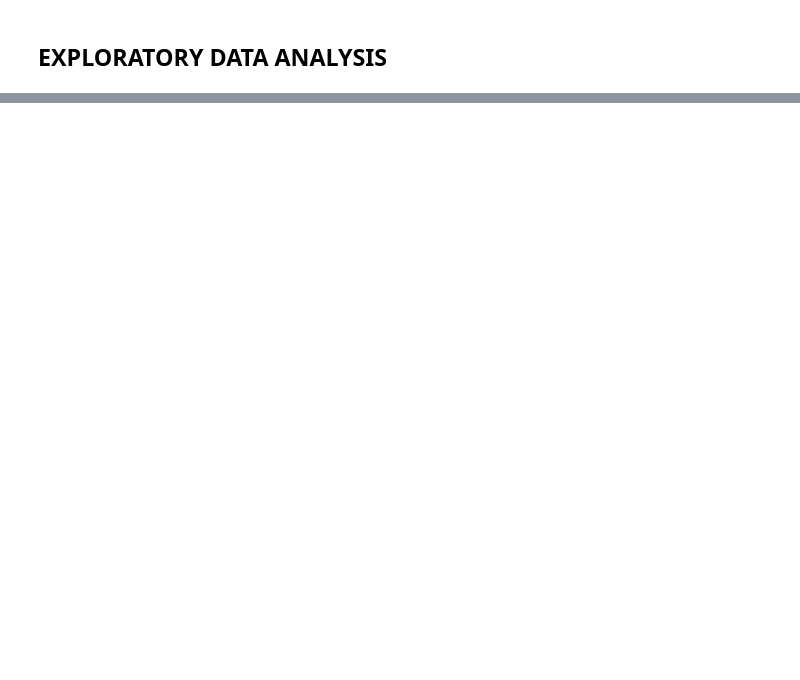
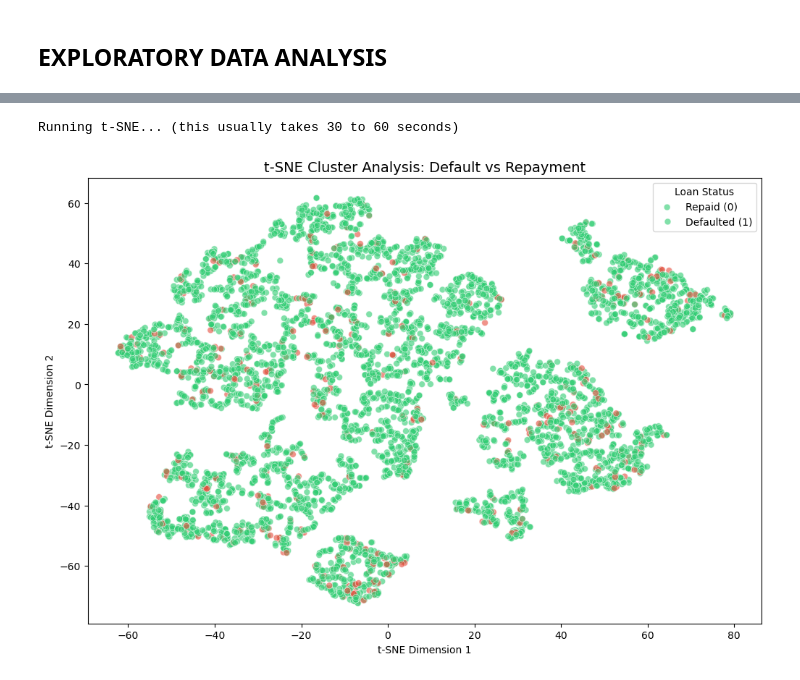
Before and after one commit to DvectorPrime/lendiq, a Jupyter notebook: ml-service/notebooks/Data Cleaning and EDA.ipynb, the cells around one changed output, grey strips where cells are left out. Drawn from its saved outputs; the diff is of its cells as text; code cells hidden in the pictures; blank space fills up the shorter version.

Commit message:
continued eda on data

```diff
--- a/ml-service/notebooks/Data Cleaning and EDA.ipynb
+++ b/ml-service/notebooks/Data Cleaning and EDA.ipynb
@@ -274,0 +302,55 @@ NameError: name 'ss' is not defined
+# %%
+# 1. Define the numerical features you want to test
+features_for_tsne = [
+    'AGE_YEARS', 'YEARS_EMPLOYED', 'CNT_CHILDREN', 'CNT_FAM_MEMBERS',
+    'AMT_INCOME_TOTAL', 'AMT_CREDIT', 'CREDIT_INCOME_RATIO'
+]
+
+# Ensure TARGET is included for color-coding
+cols_to_keep = features_for_tsne + ['TARGET']
+
+# 2. Sample the data to prevent memory crashes
+# (We drop any lingering NaNs just in the sample so t-SNE doesn't throw an error)
+df_tsne = df_final[cols_to_keep].dropna().sample(n=5000, random_state=42)
+
+# Separate features (X) and target (y)
+X_tsne = df_tsne[features_for_tsne]
+y_tsne = df_tsne['TARGET']
+
+# 3. Scale the features (CRITICAL step for t-SNE)
+scaler = StandardScaler()
+X_scaled = scaler.fit_transform(X_tsne)
+
+# 4. Initialize and run t-SNE
+print("Running t-SNE... (this usually takes 30 to 60 seconds)")
+tsne = TSNE(n_components=2, perplexity=30, random_state=42, init='pca')
+tsne_results = tsne.fit_transform(X_scaled)
+
+# Add the resulting 2D coordinates back into our sample dataframe
+df_tsne['tsne_1'] = tsne_results[:, 0]
+df_tsne['tsne_2'] = tsne_results[:, 1]
+
+# 5. Plot the Results
+plt.figure(figsize=(12, 8))
+
+# Draw the scatterplot
+sns.scatterplot(
+    x='tsne_1', y='tsne_2',
+    hue='TARGET',
+    # Green for Repaid (0), Red for Defaulted (1)
+    palette={0: '#2ecc71', 1: '#e74c3c'},
+    data=df_tsne,
+    alpha=0.6,   # Slight transparency to see overlapping points
+    s=40         # Size of the dots
+)
+
+plt.title("t-SNE Cluster Analysis: Default vs Repayment", fontsize=14)
+plt.xlabel("t-SNE Dimension 1")
+plt.ylabel("t-SNE Dimension 2")
+
+# Clean up the legend
+plt.legend(title='Loan Status', labels=['Repaid (0)', 'Defaulted (1)'])
+plt.show()
+# %% [output]
+Running t-SNE... (this usually takes 30 to 60 seconds)
+[figure, added]
```
Also changed, not shown: parts of 10 cells of this notebook.
